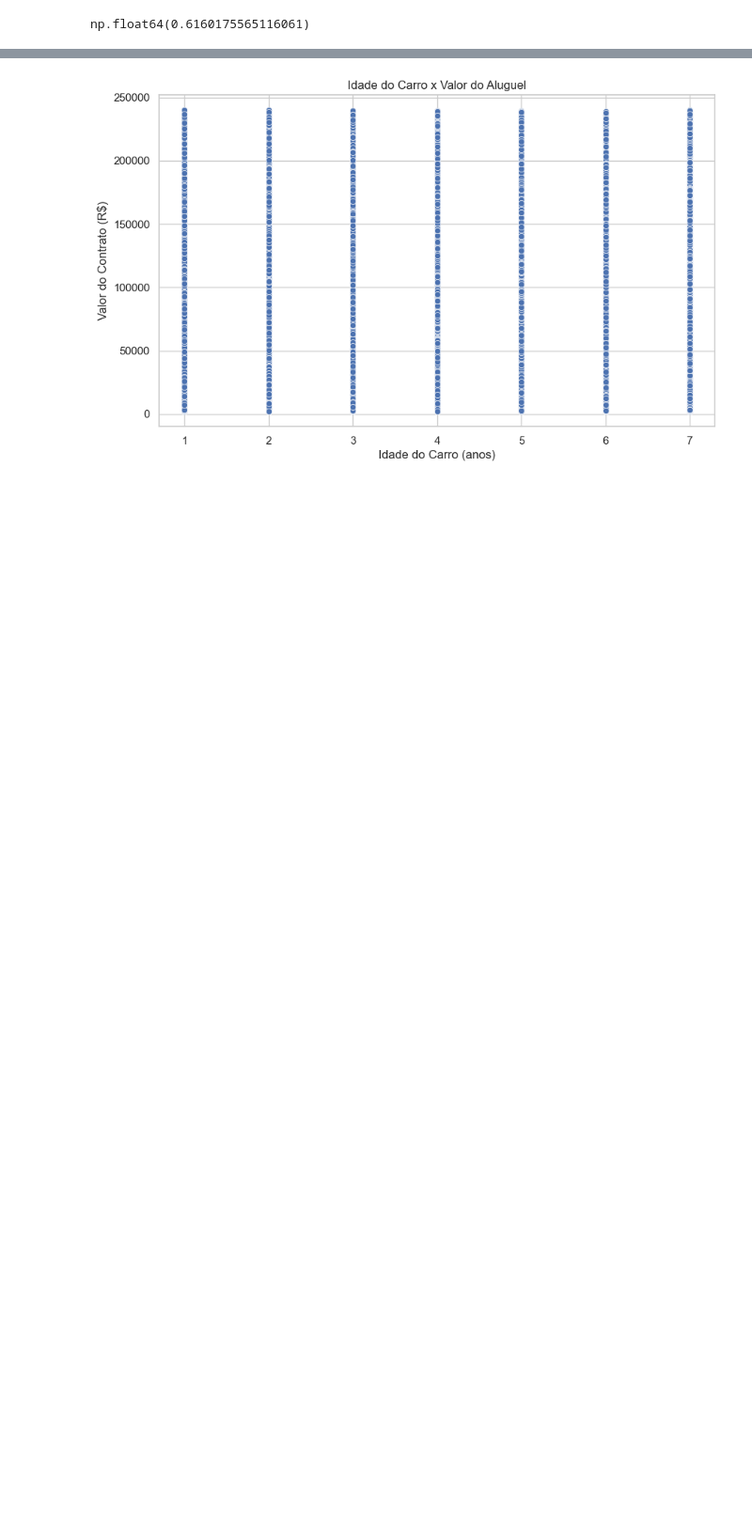
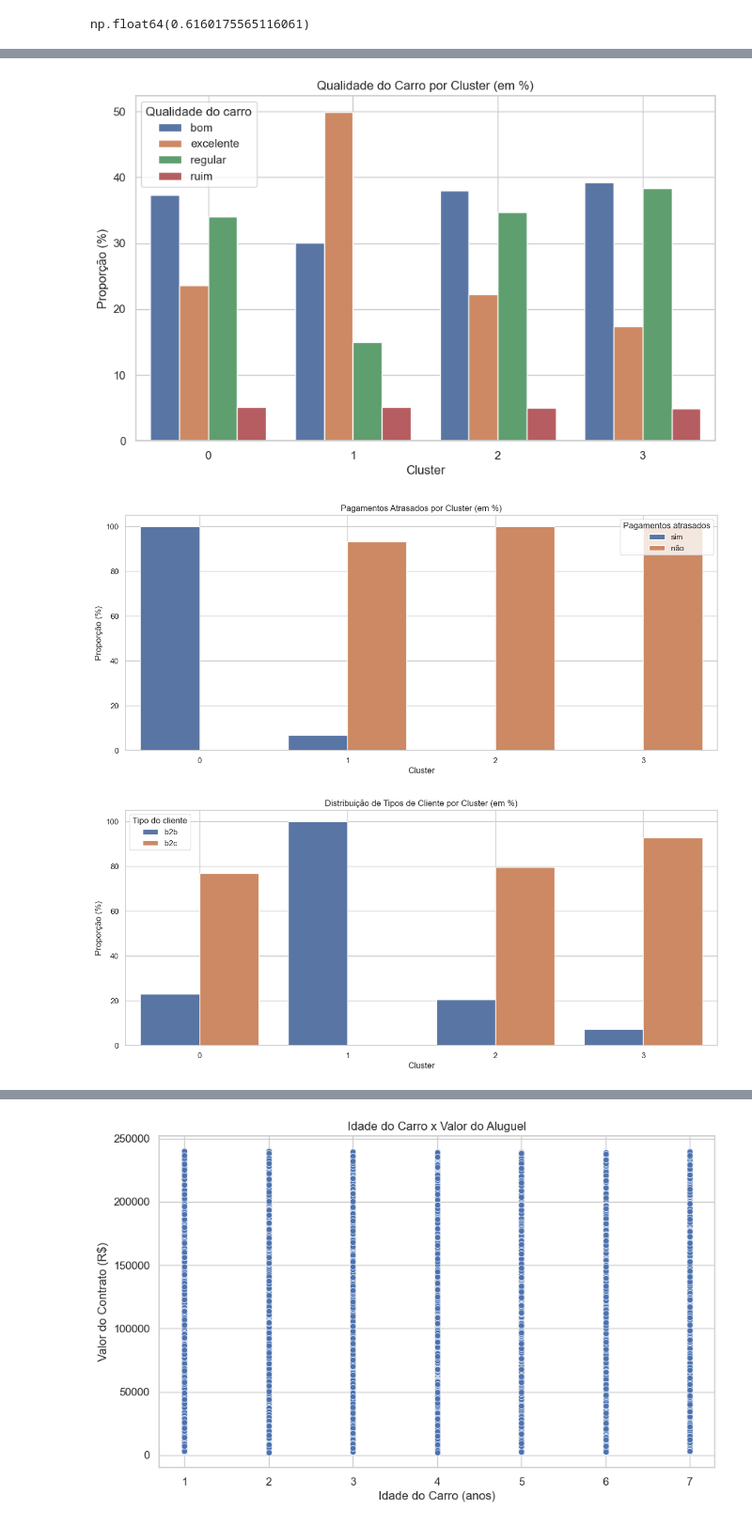
Before and after one commit to Henrique-Albuquerque2/PS-IJR-Grupo10, a Jupyter notebook: ClusterizacaoFinalAlguel.ipynb, the cells around one changed output, grey strips where cells are left out. Shown at 94% size. Saved outputs shown, nothing was run; the diff lists cells and outputs as text; code cells hidden in the pictures; blank space fills up the shorter version.

```diff
--- a/ClusterizacaoFinalAlguel.ipynb
+++ b/ClusterizacaoFinalAlguel.ipynb
@@ -314,0 +274,74 @@ plt.show()
+# %%
+# Calcular proporções para 'Qualidade do carro'
+proporcoes_qualidade = db_final.groupby(['cluster', 'Qualidade do carro']).size().reset_index(name='counts')
+totais_qualidade = db_final.groupby('cluster').size().reset_index(name='totais')
+proporcoes_qualidade = proporcoes_qualidade.merge(totais_qualidade, on='cluster')
+proporcoes_qualidade['proporcao'] = (proporcoes_qualidade['counts'] / proporcoes_qualidade['totais'])*100
+
+plt.figure(figsize=(10, 6))
+sns.barplot(data=proporcoes_qualidade, x='cluster', y='proporcao', hue='Qualidade do carro')
+plt.title('Qualidade do Carro por Cluster (em %)')
+plt.xlabel('Cluster')
+plt.ylabel('Proporção (%)')
+plt.grid(True)
+plt.show()
+
+# Calcular proporções para 'Pagamentos atrasados'
+proporcoes_pagamentos = db_final.groupby(['cluster', 'Pagamentos atrasados']).size().reset_index(name='counts')
+totais_pagamentos = db_final.groupby('cluster').size().reset_index(name='totais')
+proporcoes_pagamentos = proporcoes_pagamentos.merge(totais_pagamentos, on='cluster')
+proporcoes_pagamentos['proporcao'] = (proporcoes_pagamentos['counts'] / proporcoes_pagamentos['totais'])*100
+
+plt.figure(figsize=(15, 6))
+sns.barplot(data=proporcoes_pagamentos, x='cluster', y='proporcao', hue='Pagamentos atrasados')
+plt.title('Pagamentos Atrasados por Cluster (em %)')
+plt.xlabel('Cluster')
+plt.ylabel('Proporção (%)')
+plt.grid(True)
+plt.show()
+
+# Calcular proporções para 'Tipo do cliente'
+proporcoes_tipo_cliente = db_final.groupby(['cluster', 'Tipo do cliente']).size().reset_index(name='counts')
+totais_tipo_cliente = db_final.groupby('cluster').size().reset_index(name='totais')
+proporcoes_tipo_cliente = proporcoes_tipo_cliente.merge(totais_tipo_cliente, on='cluster')
+proporcoes_tipo_cliente['proporcao'] = (proporcoes_tipo_cliente['counts'] / proporcoes_tipo_cliente['totais'])*100
+
+plt.figure(figsize=(15, 6))
+sns.barplot(data=proporcoes_tipo_cliente, x='cluster', y='proporcao', hue='Tipo do cliente')
+plt.title('Distribuição de Tipos de Cliente por Cluster (em %)')
+plt.xlabel('Cluster')
+plt.ylabel('Proporção (%)')
+plt.grid(True)
+plt.show()
+
+# Calcular proporções para 'Marca do carro'
+proporcoes_marca_carro = db_final.groupby(['cluster', 'Marca do carro']).size().reset_index(name='counts')
+totais_marca_carro = db_final.groupby('cluster').size().reset_index(name='totais')
+proporcoes_marca_carro = proporcoes_marca_carro.merge(totais_marca_carro, on='cluster')
+proporcoes_marca_carro['proporcao'] = (proporcoes_marca_carro['counts'] / proporcoes_marca_carro['totais'])*100
+
+plt.figure(figsize=(15, 6))
+sns.barplot(data=proporcoes_marca_carro, x='cluster', y='proporcao', hue='Marca do carro')
+plt.title('Marca do Carro por Cluster (em %)')
+plt.xlabel('Cluster')
+plt.ylabel('Proporção (%)')
+plt.grid(True)
+plt.show()
+
+# Calcular proporções para 'Tipo de carro alugado'
+proporcoes_tipo_carro = db_final.groupby(['cluster', 'Tipo de carro alugado']).size().reset_index(name='counts')
+totais_tipo_carro = db_final.groupby('cluster').size().reset_index(name='totais')
+proporcoes_tipo_carro = proporcoes_tipo_carro.merge(totais_tipo_carro, on='cluster')
+proporcoes_tipo_carro['proporcao'] = (proporcoes_tipo_carro['counts'] / proporcoes_tipo_carro['totais'])*100
+
+plt.figure(figsize=(15, 6))
+sns.barplot(data=proporcoes_tipo_carro, x='cluster', y='proporcao', hue='Tipo de carro alugado')
+plt.title('Tipo de Carro Alugado por Cluster (em %)')
+plt.xlabel('Cluster')
+plt.ylabel('Proporção (%)')
+plt.grid(True)
+plt.show()
+# %% [output]
+[figure, added]
+[figure, added]
+[figure, added]
```
Also changed, not shown: parts of 8 cells of this notebook.
